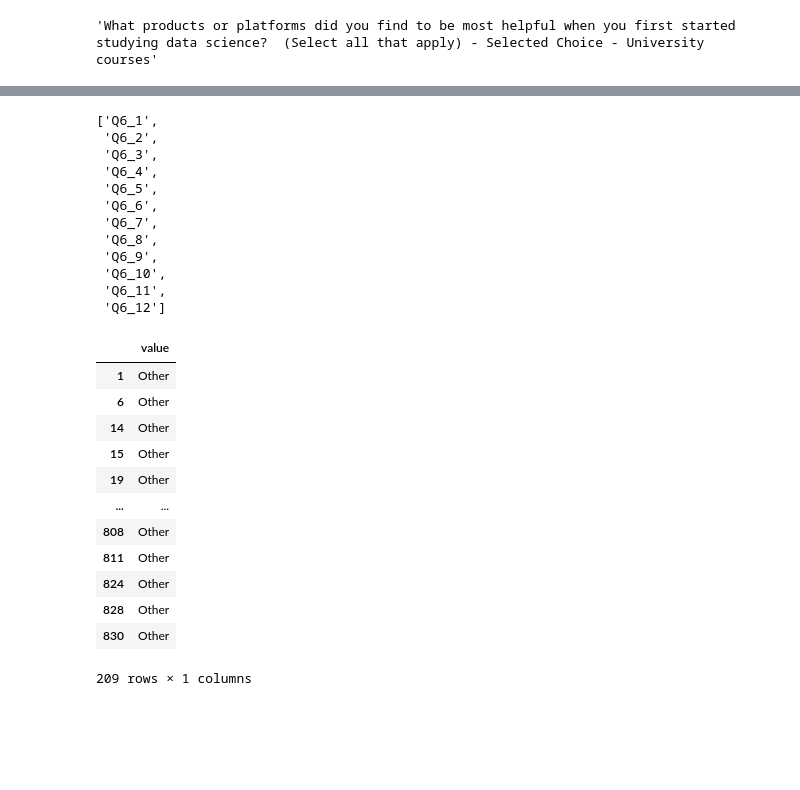
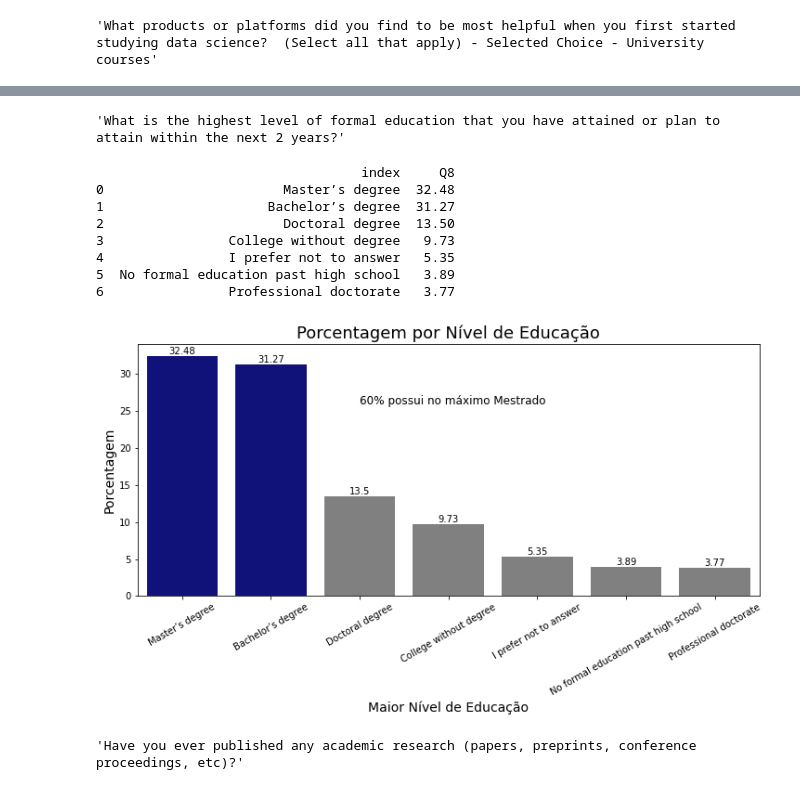
Before and after one commit to KaueAbbe/Tornando_Cientista_de_Dados, a Jupyter notebook: ProjetoDS1.ipynb, the cells around one changed output, grey strips where cells are left out. Drawn from its saved outputs; the diff is of its cells as text; code cells hidden in the pictures; blank space fills up the shorter version.

```diff
--- a/ProjetoDS1.ipynb
+++ b/ProjetoDS1.ipynb
@@ -427,30 +424,21 @@ final.groupby(['value']).size().reset_index().rename(
-# %%
-data_warehouse
-# %% [output]
-['Q6_1',
- 'Q6_2',
- 'Q6_3',
- 'Q6_4',
- 'Q6_5',
- 'Q6_6',
- 'Q6_7',
- 'Q6_8',
- 'Q6_9',
- 'Q6_10',
- 'Q6_11',
- 'Q6_12']
 # %%
+dados.Q8[0]
 # %% [output]
-|  | value |
-| 1 | Other |
-| 6 | Other |
-| 14 | Other |
-| 15 | Other |
-| 19 | Other |
-| ... | ... |
-| 808 | Other |
-| 811 | Other |
-| 824 | Other |
-| 828 | Other |
-| 830 | Other |
-209 rows × 1 columns
+'What is the highest level of formal education that you have attained or plan to attain within the next 2 years?'
+# %%
+graf(Q8, 2,[2, 25.85,'60% possui no máximo Mestrado'],'Maior Nível de Educação','Porcentagem',
+     'Porcentagem por Nível de Educação','Q8','NivelEducacao.png')
+# %% [output]
+                                  index     Q8
+0                       Master’s degree  32.48
+1                     Bachelor’s degree  31.27
+2                       Doctoral degree  13.50
+3                College without degree   9.73
+4                I prefer not to answer   5.35
+5  No formal education past high school   3.89
+6                Professional doctorate   3.77
+[figure, added]
+# %%
+dados.Q9[0]
+# %% [output]
+'Have you ever published any academic research (papers, preprints, conference proceedings, etc)?'
```
Also changed, not shown: parts of 24 cells of this notebook.
